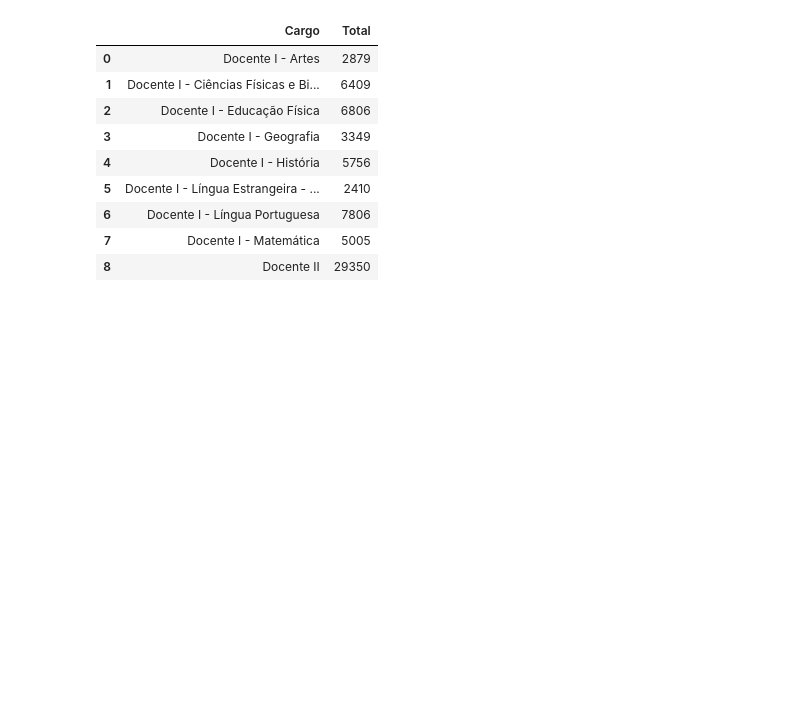
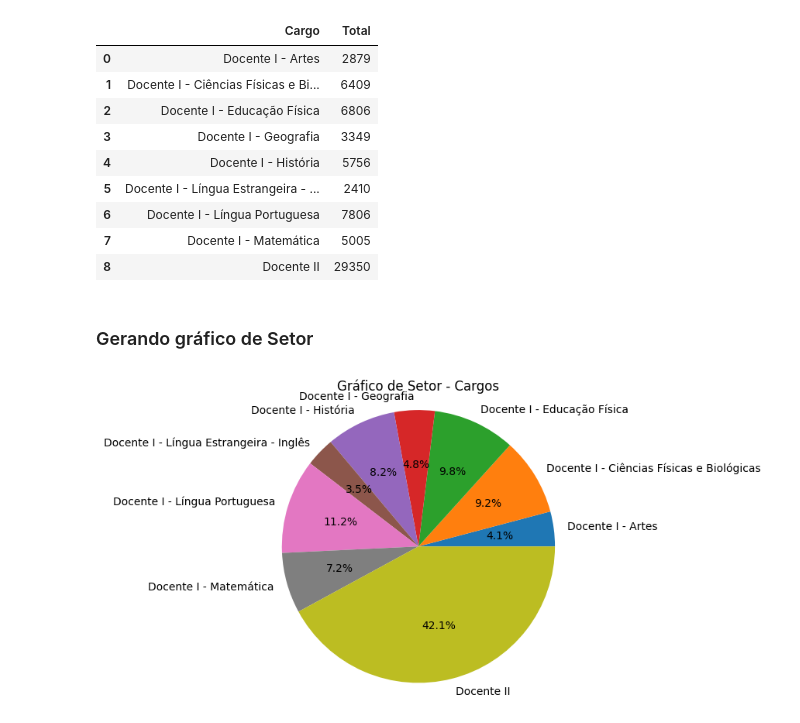
Before and after one commit to EdeCorrea/concurso-marica-data-analysis, a Jupyter notebook: inscricoes_concurso_professor_marica_2024.ipynb, the cells around one changed output. Saved outputs shown, nothing was run; the diff lists cells and outputs as text; code cells hidden in the pictures; blank space fills up the shorter version.

Commit message:
FEAT - Generates pie chart

```diff
--- a/inscricoes_concurso_professor_marica_2024.ipynb
+++ b/inscricoes_concurso_professor_marica_2024.ipynb
@@ -175,3 +175,13 @@ grouped_data_1
 | 6 | Docente I - Língua Portuguesa | 7806 |
 | 7 | Docente I - Matemática | 5005 |
 | 8 | Docente II | 29350 |
+# %% [markdown]
+### Gerando gráfico de Setor
+# %%
+plt.figure(figsize=(5, 5))
+plt.pie(grouped_data_1['Total'], labels=grouped_data_1['Cargo'], autopct='%1.1f%%', startangle=0)
+plt.axis('equal')
+plt.title('Gráfico de Setor - Cargos')
+plt.show()
+# %% [output]
+[figure, added]
```
